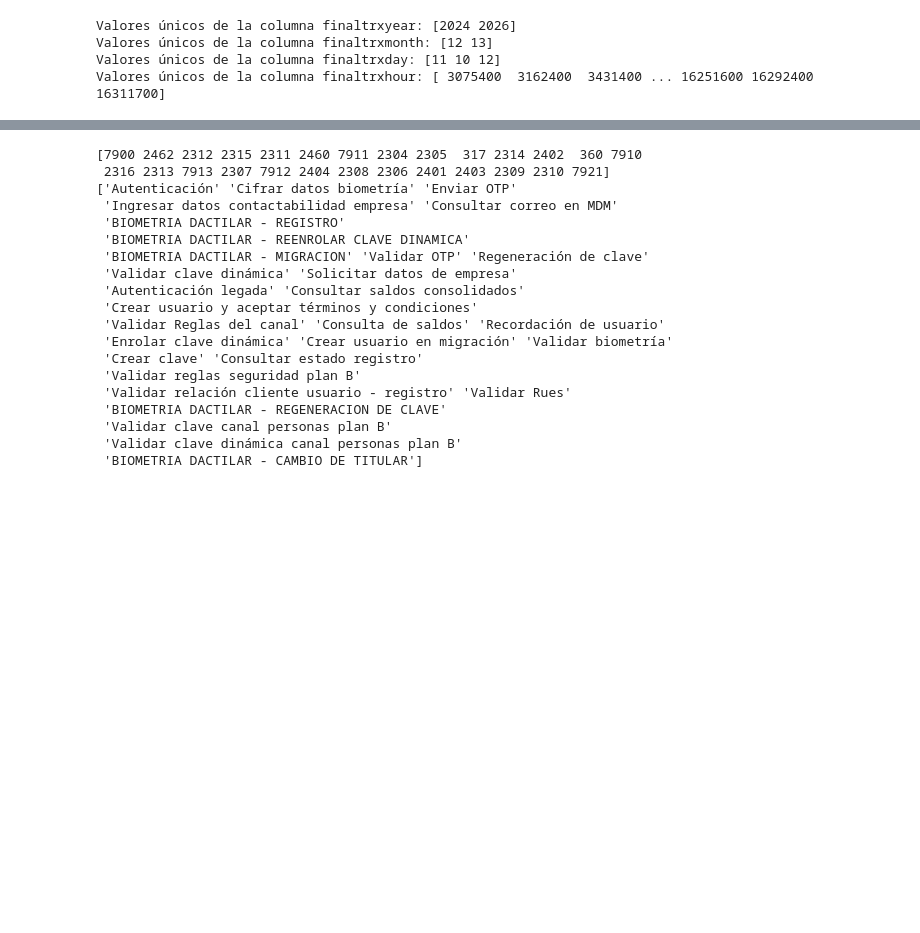
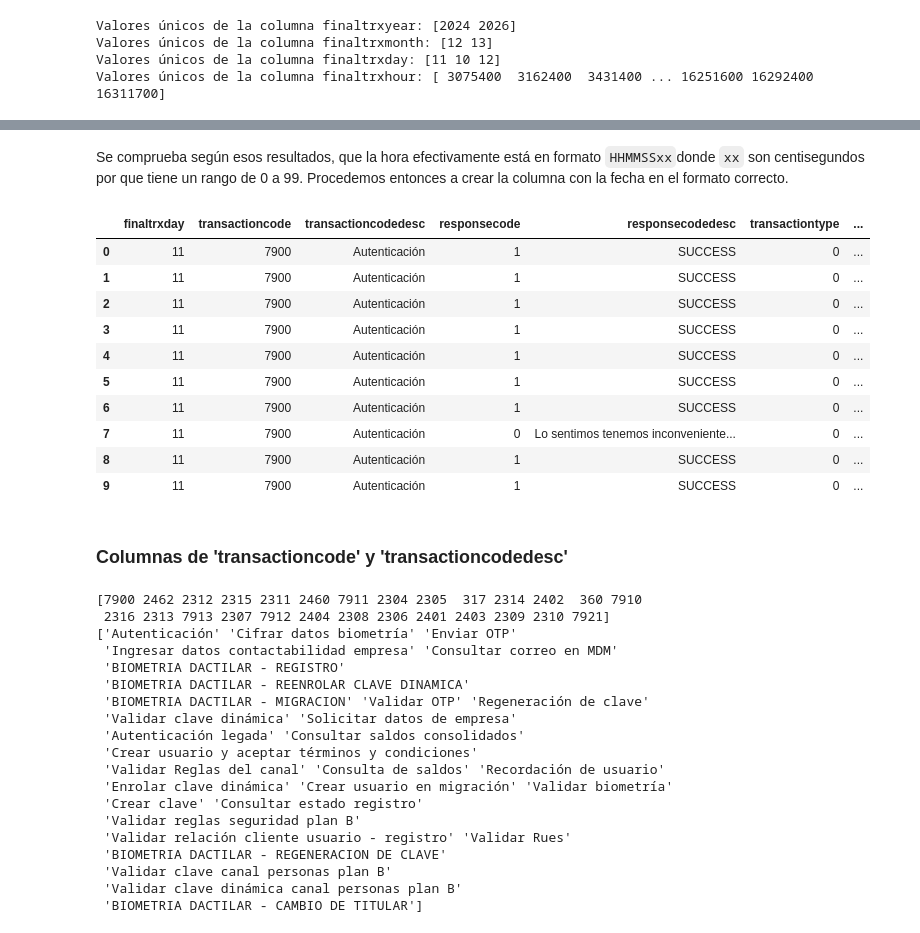
Before and after one commit to MillerQuintero2001/Reto_Bancolombia, a Jupyter notebook: Archivos_prueba/test.ipynb, the cells around one changed output, grey strips where cells are left out. Drawn from its saved outputs; the diff is of its cells as text; code cells hidden in the pictures; blank space fills up the shorter version.

```diff
--- a/Archivos_prueba/test.ipynb
+++ b/Archivos_prueba/test.ipynb
@@ -315,0 +341,5 @@ Valores únicos de la columna finaltrxhour: [ 3075400  3162400  3431400 ... 1625
+# %%
+# Eliminamos 'finaltrxmonth' y 'finaltrxyear'
+df.drop(columns=['finaltrxmonth', 'finaltrxyear'], inplace=True)
+# Mostramos las primeras filas del DataFrame
+df.head()
@@ -315,0 +425,2 @@ Valores únicos de la columna finaltrxhour: [ 3075400  3162400  3431400 ... 1625
+# %% [markdown]
+Se comprueba según esos resultados, que la hora efectivamente está en formato `HHMMSSxx`donde `xx` son centisegundos por que tiene un rango de 0 a 99. Procedemos entonces a crear la columna con la fecha en el formato correcto.
@@ -316,3 +449,43 @@ Valores únicos de la columna finaltrxhour: [ 3075400  3162400  3431400 ... 1625
+# %%
+# Función para obtener únicamente el valor de HH
+def get_hour(num_hour):
+    """
+    Obtiene únicamente el valor de HH de un número en formato HHMMSScc.
+    """
+    if pd.isna(num_hour):
+        return None # Mantener nulos si los hay
+
+    s_hour = str(int(num_hour)).zfill(8) # Asegurar 8 dígitos
+
+    try:
+        hour = int(s_hour[0:2])
+        return hour
+    except ValueError:
+        return None # En caso de que haya un número que no se pueda parsear
+# %%
+# Aplicar la función a la columna
+# Usar el DataFrame real 'df' aquí
+df['hour_trx'] = df['finaltrxhour'].apply(parse_trx_hour)
+df['hour_only'] = df['finaltrxhour'].apply(get_hour)
+# Dropeamos la columna 'finaltrxhour'
+df.drop(columns=['finaltrxhour'], inplace=True)
+
+# Mostramos las primeras filas del DataFrame
+df.head(10)
+# %% [output]
+|  | finaltrxday | transactioncode | transactioncodedesc | responsecode | responsecodedesc | transactiontype | ... |
+| 0 | 11 | 7900 | Autenticación | 1 | SUCCESS | 0 | ... |
+| 1 | 11 | 7900 | Autenticación | 1 | SUCCESS | 0 | ... |
+| 2 | 11 | 7900 | Autenticación | 1 | SUCCESS | 0 | ... |
+| 3 | 11 | 7900 | Autenticación | 1 | SUCCESS | 0 | ... |
+| 4 | 11 | 7900 | Autenticación | 1 | SUCCESS | 0 | ... |
+| 5 | 11 | 7900 | Autenticación | 1 | SUCCESS | 0 | ... |
+| 6 | 11 | 7900 | Autenticación | 1 | SUCCESS | 0 | ... |
+| 7 | 11 | 7900 | Autenticación | 0 | Lo sentimos tenemos inconveniente... | 0 | ... |
+| 8 | 11 | 7900 | Autenticación | 1 | SUCCESS | 0 | ... |
+| 9 | 11 | 7900 | Autenticación | 1 | SUCCESS | 0 | ... |
+# %% [markdown]
+### Columnas de 'transactioncode' y 'transactioncodedesc'
 # %%
 # Veamos los valores únicos de las columnas 'transactioncode' y 'transactioncodedesc'
 print(df['transactioncode'].unique())
```
Also changed, not shown: parts of 32 cells of this notebook, 1 other file.
